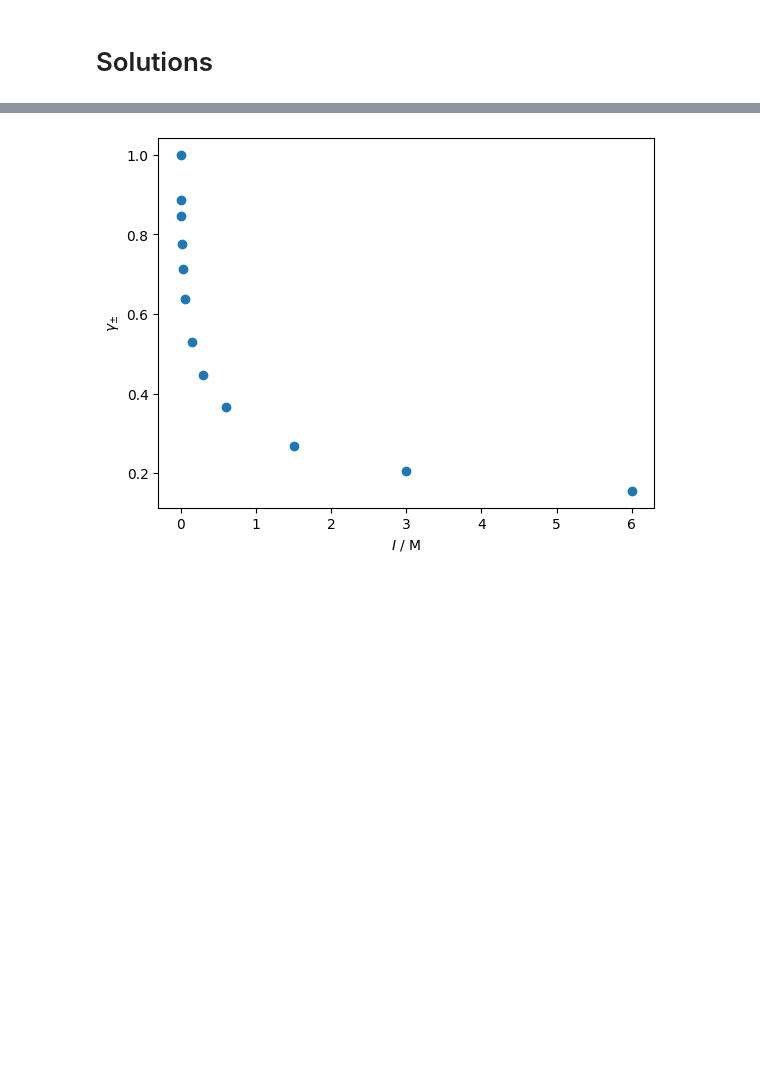
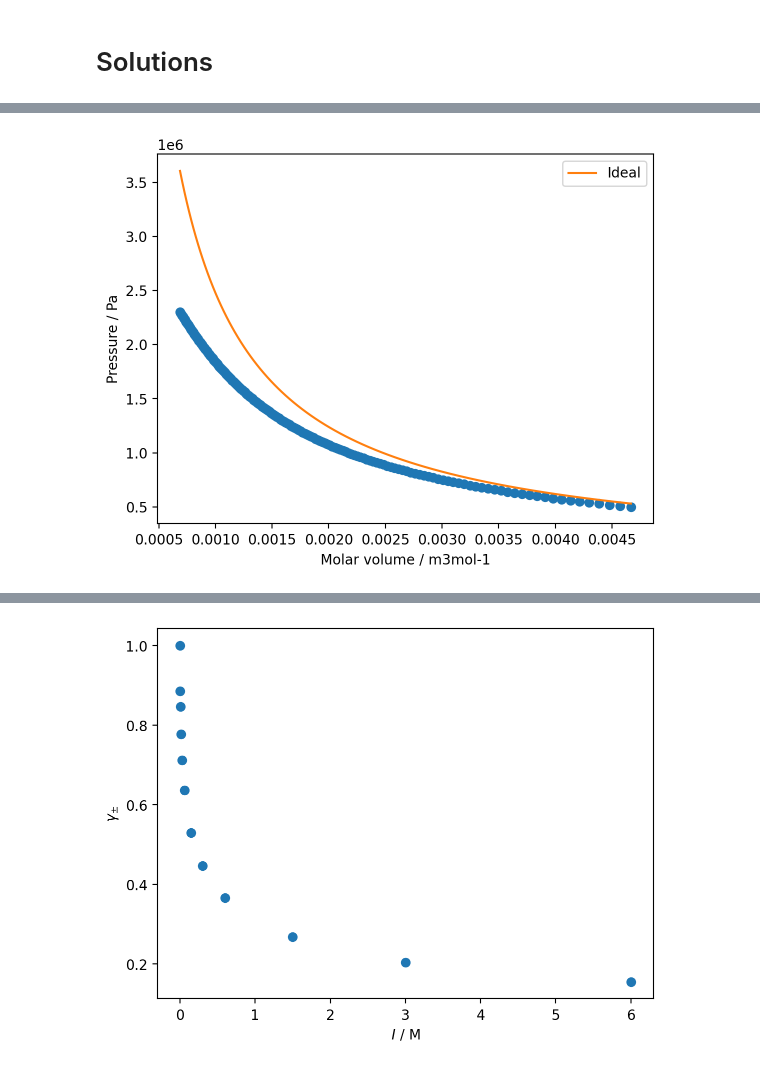
Before and after one commit to pythoninchemistry/ch12004, a Jupyter notebook: CH12004/lab_5/solutions.ipynb, the cells around one changed output, grey strips where cells are left out. Drawn from its saved outputs; the diff is of its cells as text; code cells hidden in the pictures; blank space fills up the shorter version.

```diff
--- a/CH12004/lab_5/solutions.ipynb
+++ b/CH12004/lab_5/solutions.ipynb
@@ -13,0 +35,31 @@ a) Use `matplotlib` to render a scatter plot of the mean activity as a function
+# %%
+import scipy
+
+def ideal_pressure(v, T):
+    """
+    Calculate the pressure of an ideal gas for a range of molar volumes.
+
+    Args:
+        v (np.ndarray): A numpy array containing the molar volumes for which to evaluate the pressure.
+        T (float): The temperature.
+
+    Returns:
+        (np.ndarray): A numpy array of the evaluated pressures.
+    """
+
+    return scipy.constants.R * T / v
+
+temperature = 298
+v_model = np.linspace(min(v), max(v), 1000)
+
+p_ideal = ideal_pressure(v_model, temperature)
+
+plt.plot(v, p, 'o')
+plt.plot(v_model, p_ideal, label='Ideal')
+plt.xlabel('Molar volume / m3mol-1')
+plt.ylabel('Pressure / Pa')
+
+plt.legend()
+plt.show()
+# %% [output]
+[figure, added]
```
Also changed, not shown: parts of 15 cells of this notebook.
